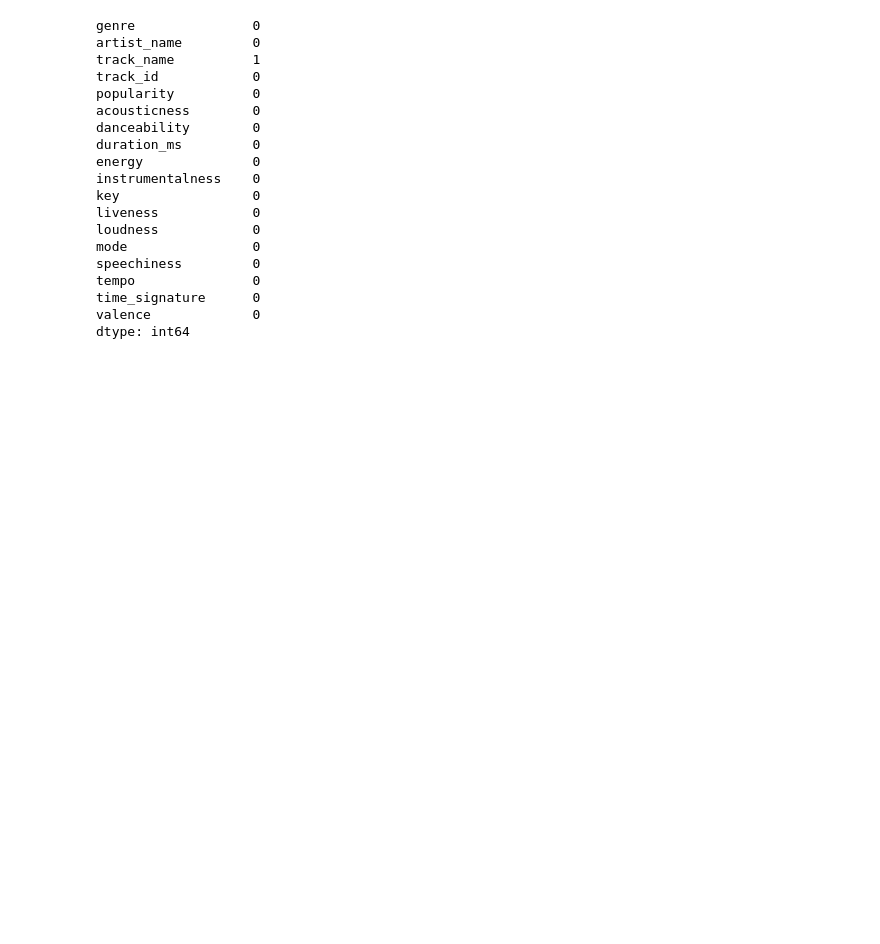
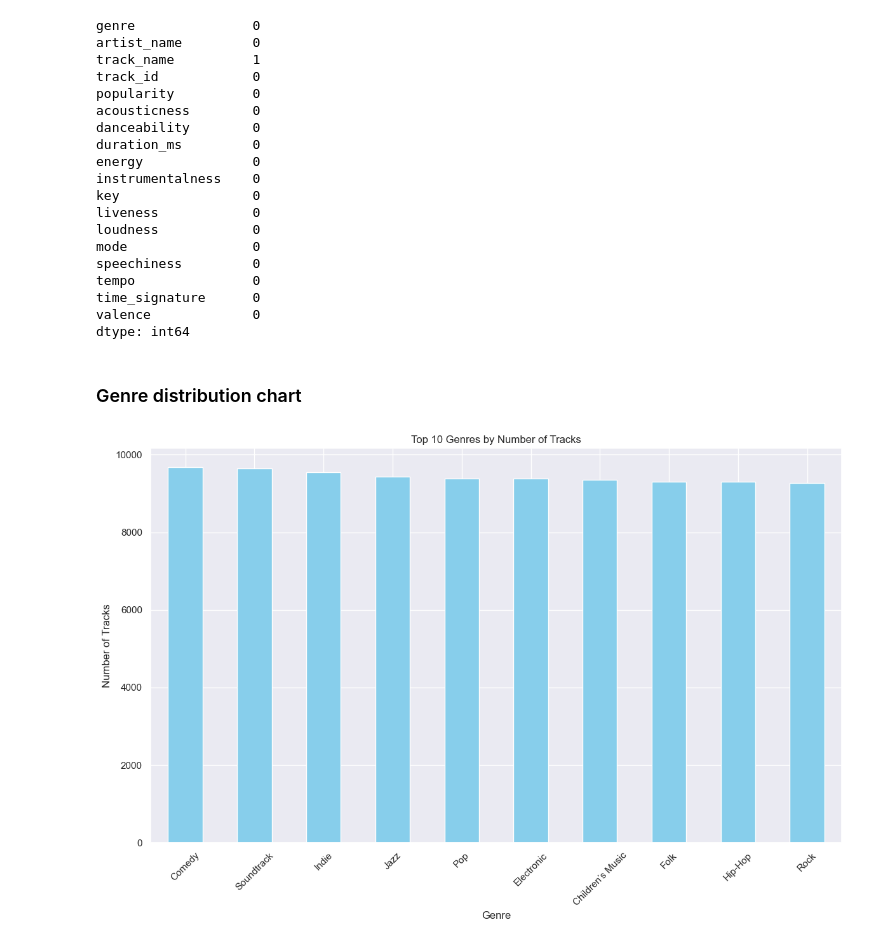
Before and after one commit to aghabidareh/SpotifyAnalyzer, a Jupyter notebook: main.ipynb, the cells around one changed output. Drawn from its saved outputs; the diff is of its cells as text; code cells hidden in the pictures; blank space fills up the shorter version.

Commit message:
plot-and-graphs-bar-plot

```diff
--- a/main.ipynb
+++ b/main.ipynb
@@ -36,3 +36,18 @@ tempo               0
 time_signature      0
 valence             0
 dtype: int64
+# %% [markdown]
+### Genre distribution chart
+# %%
+genre_counts = data['genre'].value_counts().head(10)
+
+plt.figure(figsize=(12, 8))
+genre_counts.plot(kind='bar', color='skyblue')
+plt.title('Top 10 Genres by Number of Tracks')
+plt.xlabel('Genre')
+plt.ylabel('Number of Tracks')
+plt.xticks(rotation=45)
+plt.tight_layout()
+plt.show()
+# %% [output]
+[figure, added]
```
